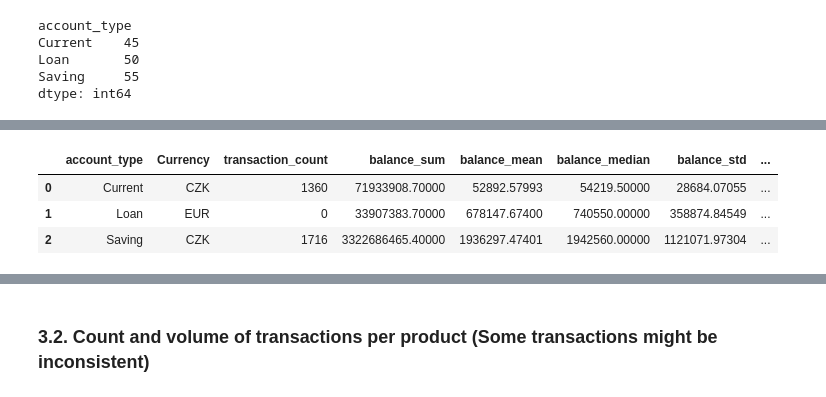
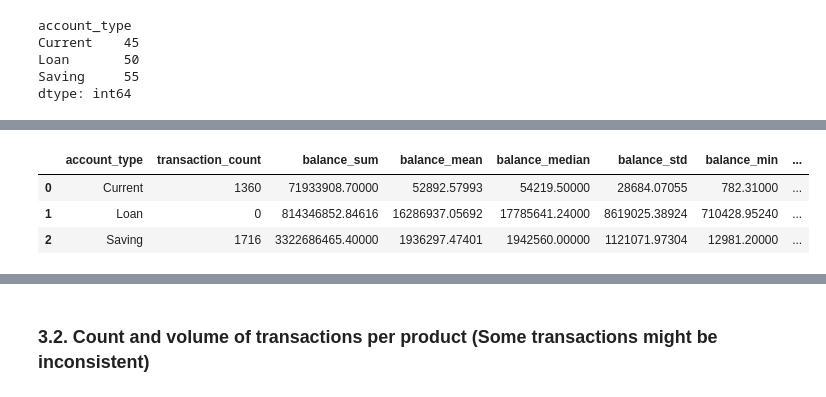
Before and after one commit to arortega-git/world_bank_ETL, a Jupyter notebook: test_pwc/notebook/notebook.ipynb, the cells around one changed output, grey strips where cells are left out. Saved outputs shown, nothing was run; the diff lists cells and outputs as text; code cells hidden in the pictures.

```diff
--- a/test_pwc/notebook/notebook.ipynb
+++ b/test_pwc/notebook/notebook.ipynb
@@ -25,21 +25,11 @@ czech_crowns_per_euro_2023 = 24.0168
 
 source_path = Path('/Users/arortega/Desktop/git/world_bank_etl/test_pwc/data_source/pwc_bank_data.csv')
 
-df = (
-    pd.read_csv(
-        source_path,
-        encoding='utf-16'
-    )
-)
+df = pd.read_csv(source_path, encoding='utf-16')
 
 # Dropping the first empty column which came from the Excel export
 
-df = (
-    df
-    .drop(
-        columns=df.columns[0]
-    )
-)
+df = df.drop(columns=df.columns[0])
 
 df.head()
 # %% [output]
@@ -271,0 +266,19 @@ Calculate APR and Fees by account type
+# %%
+transactions_accounts = (
+    transactions
+    .merge(
+        accounts
+        , on='AccountID'
+        , how='right'
+    )
+)
+
+transactions_accounts['balance_flat_czk'] = transactions_accounts.apply(
+    lambda row: row['balance_flat'] * czech_crowns_per_euro_2023 if row['account_type'] == 'Loan' else row['balance_flat'],
+    axis=1
+)
+
+transactions_accounts.drop(['balance_flat', 'Currency'], axis=1, inplace=True)
+transactions_accounts = transactions_accounts.rename(columns={'balance_flat_czk':'balance_flat'})
+
+transactions_accounts
@@ -272,33 +299,24 @@ Calculate APR and Fees by account type
 # %%
-transactions_accounts = (
-    transactions
-    .merge(
-        accounts
-        , on='AccountID'
-        , how='right'
-    )
-)
-
 volumne_balance_per_product = (
     transactions_accounts
     .groupby(
-        ['account_type', 'Currency']
+        'account_type'
         , as_index=False
     )
     .agg(
         transaction_count = ('TransactionID', 'count')
         , balance_sum = ('balance_flat', 'sum')
         , balance_mean = ('balance_flat', 'mean')
         , balance_median = ('balance_flat', 'median')
         , balance_std = ('balance_flat', 'std')
         , balance_min = ('balance_flat', 'min')
         , balance_max = ('balance_flat', 'max')
     )
 )
 
 volumne_balance_per_product
 # %% [output]
-|  | account_type | Currency | transaction_count | balance_sum | balance_mean | balance_median | balance_std | ... |
-| 0 | Current | CZK | 1360 | 71933908.70000 | 52892.57993 | 54219.50000 | 28684.07055 | ... |
-| 1 | Loan | EUR | 0 | 33907383.70000 | 678147.67400 | 740550.00000 | 358874.84549 | ... |
-| 2 | Saving | CZK | 1716 | 3322686465.40000 | 1936297.47401 | 1942560.00000 | 1121071.97304 | ... |
+|  | account_type | transaction_count | balance_sum | balance_mean | balance_median | balance_std | balance_min | ... |
+| 0 | Current | 1360 | 71933908.70000 | 52892.57993 | 54219.50000 | 28684.07055 | 782.31000 | ... |
+| 1 | Loan | 0 | 814346852.84616 | 16286937.05692 | 17785641.24000 | 8619025.38924 | 710428.95240 | ... |
+| 2 | Saving | 1716 | 3322686465.40000 | 1936297.47401 | 1942560.00000 | 1121071.97304 | 12981.20000 | ... |
```
Also changed, not shown: parts of 34 cells of this notebook, 9 other files.
